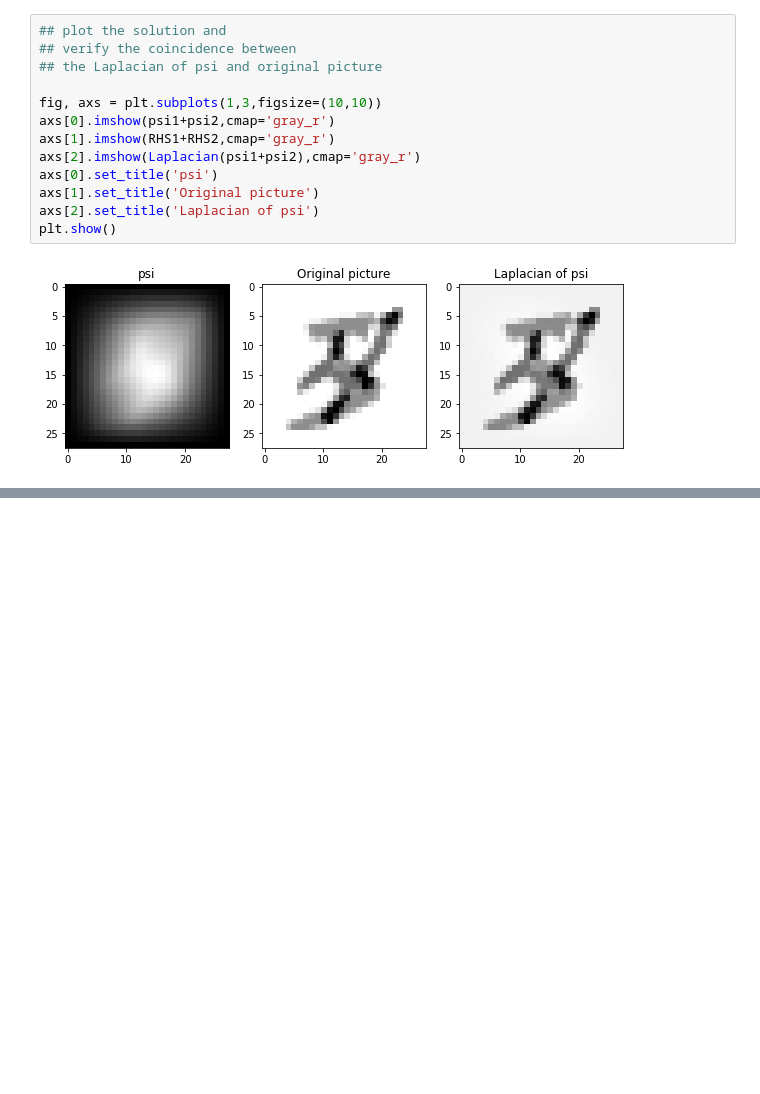
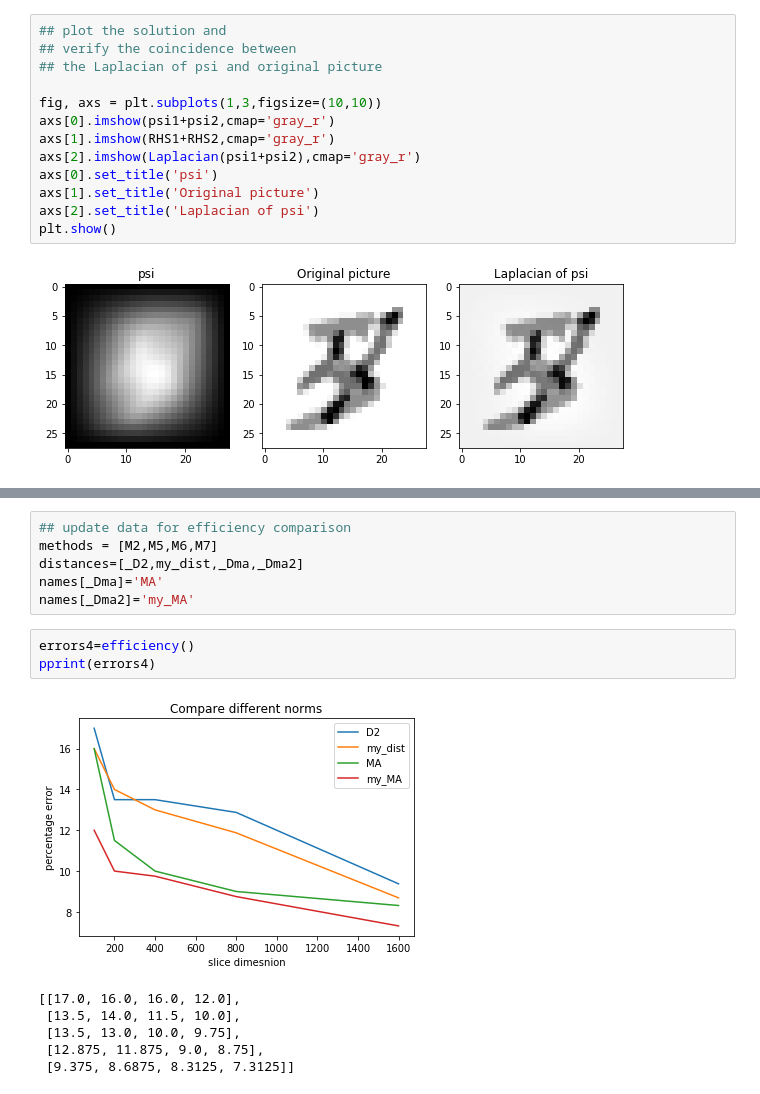
Before and after one commit to cpacilio/P1.4_seed, a Jupyter notebook: final_project/final_project_2.ipynb, the cells around one changed output, grey strips where cells are left out. Saved outputs shown, nothing was run; the diff lists cells and outputs as text; blank space fills up the shorter version.

```diff
--- a/final_project/final_project_2.ipynb
+++ b/final_project/final_project_2.ipynb
@@ -481,0 +504,16 @@ Time spent: [19.97150686] secs
+# %%
+## update data for efficiency comparison
+methods = [M2,M5,M6,M7]
+distances=[_D2,my_dist,_Dma,_Dma2]
+names[_Dma]='MA'
+names[_Dma2]='my_MA'
+# %%
+errors4=efficiency()
+pprint(errors4)
+# %% [output]
+[figure, added]
+[[17.0, 16.0, 16.0, 12.0],
+ [13.5, 14.0, 11.5, 10.0],
+ [13.5, 13.0, 10.0, 9.75],
+ [12.875, 11.875, 9.0, 8.75],
+ [9.375, 8.6875, 8.3125, 7.3125]]
```
Also changed, not shown: parts of 8 cells of this notebook.
